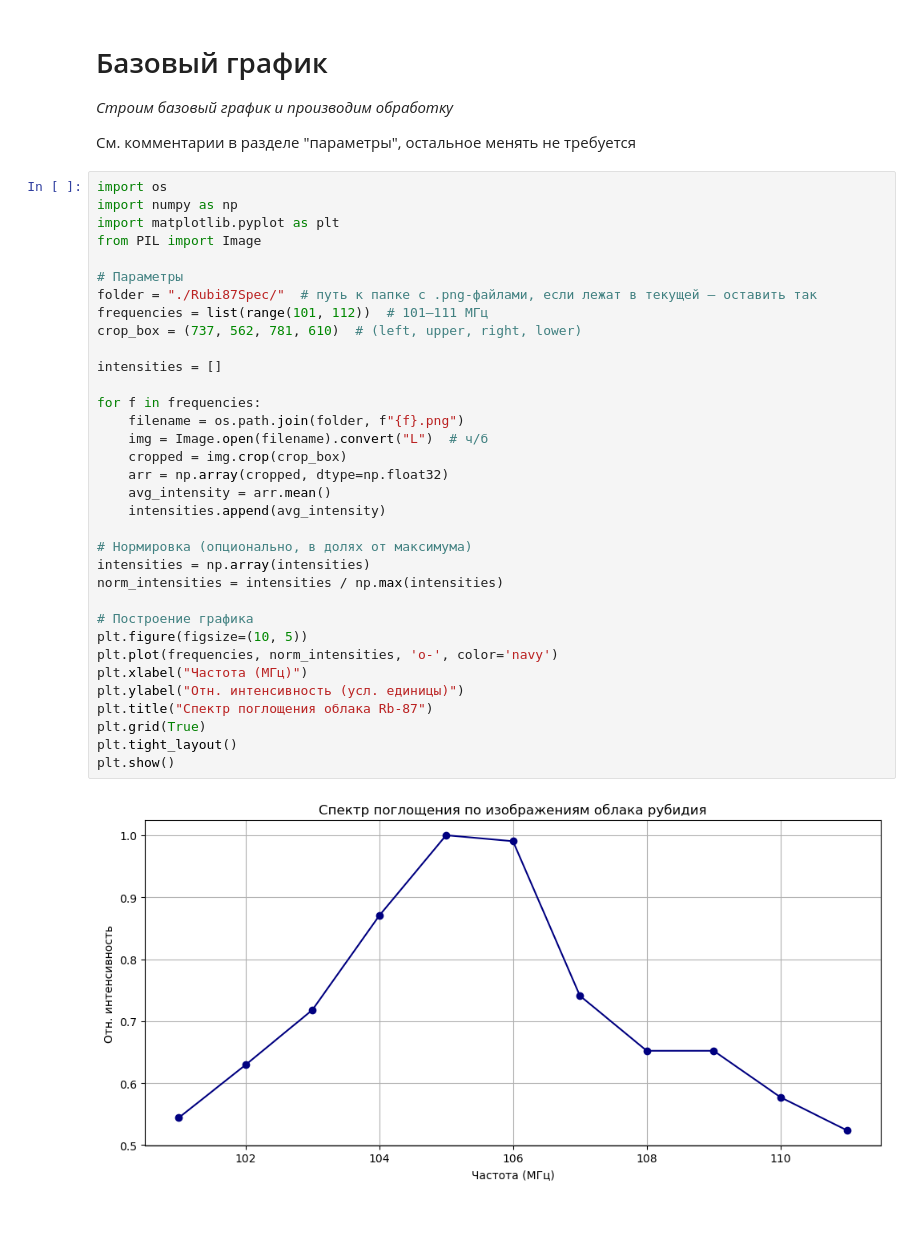
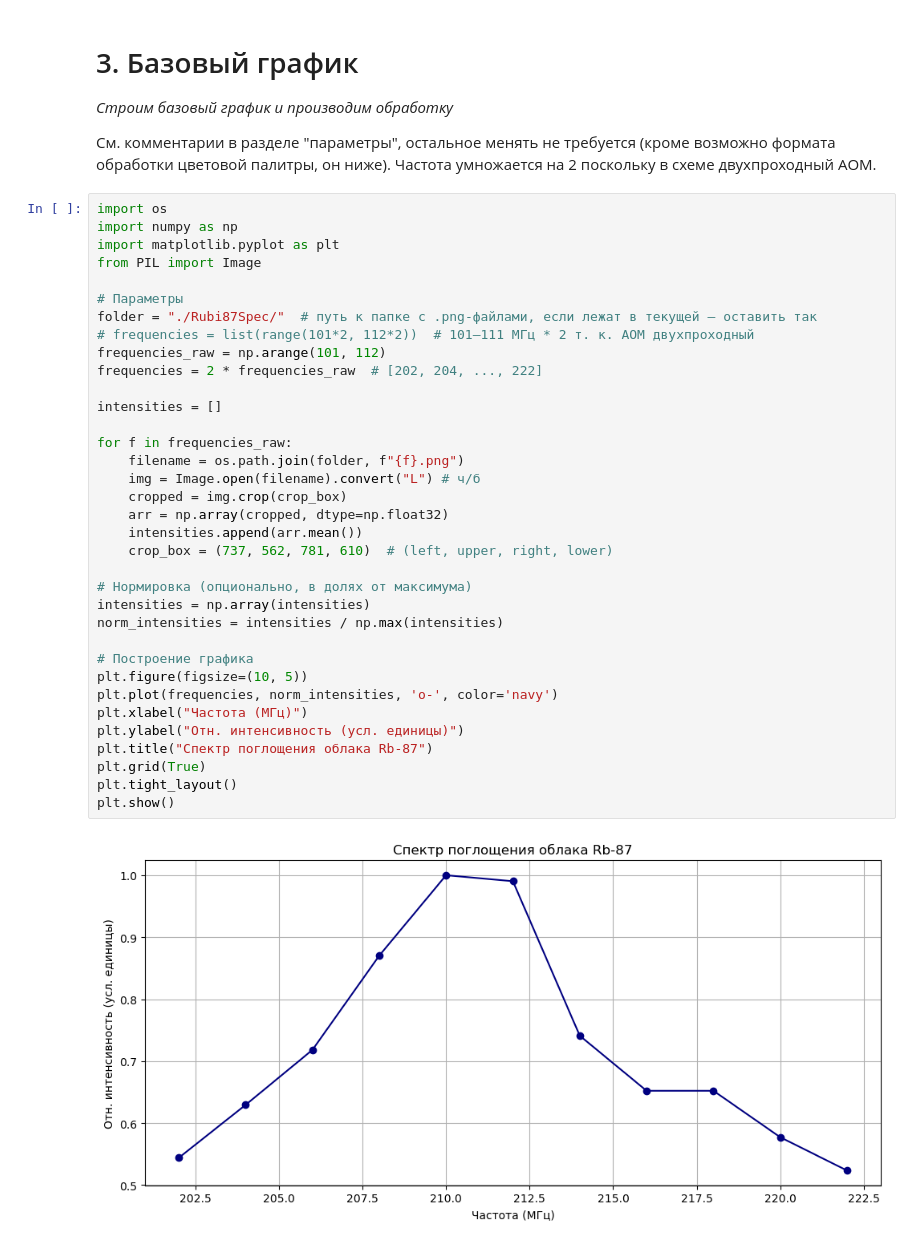
Before and after one commit to alexlegoshin/LOASFM_Rubidium87_Spectroscopy_Plotter, a Jupyter notebook: Rubidium87_Spectroscopy_Plotter.ipynb, the cells around one changed output. Drawn from its saved outputs; the diff is of its cells as text; blank space fills up the shorter version.

```diff
--- a/Rubidium87_Spectroscopy_Plotter.ipynb
+++ b/Rubidium87_Spectroscopy_Plotter.ipynb
@@ -1,42 +1,43 @@
 # %% [markdown]
-# Базовый график
+# 3. Базовый график
 _Строим базовый график и производим обработку_
 
-См. комментарии в разделе "параметры", остальное менять не требуется
+См. комментарии в разделе "параметры", остальное менять не требуется (кроме возможно формата обработки цветовой палитры, он ниже). Частота умножается на 2 поскольку в схеме двухпроходный АОМ.
 # %%
 import os
 import numpy as np
 import matplotlib.pyplot as plt
 from PIL import Image
 
 # Параметры
 folder = "./Rubi87Spec/"  # путь к папке с .png-файлами, если лежат в текущей — оставить так
-frequencies = list(range(101, 112))  # 101–111 МГц
-crop_box = (737, 562, 781, 610)  # (left, upper, right, lower)
+# frequencies = list(range(101*2, 112*2))  # 101–111 МГц * 2 т. к. АОМ двухпроходный
+frequencies_raw = np.arange(101, 112)
+frequencies = 2 * frequencies_raw  # [202, 204, ..., 222]
 
 intensities = []
 
-for f in frequencies:
+for f in frequencies_raw:
     filename = os.path.join(folder, f"{f}.png")
-    img = Image.open(filename).convert("L")  # ч/б
+    img = Image.open(filename).convert("L") # ч/б
     cropped = img.crop(crop_box)
     arr = np.array(cropped, dtype=np.float32)
-    avg_intensity = arr.mean()
-    intensities.append(avg_intensity)
+    intensities.append(arr.mean())
+    crop_box = (737, 562, 781, 610)  # (left, upper, right, lower)
 
 # Нормировка (опционально, в долях от максимума)
 intensities = np.array(intensities)
 norm_intensities = intensities / np.max(intensities)
 
 # Построение графика
 plt.figure(figsize=(10, 5))
 plt.plot(frequencies, norm_intensities, 'o-', color='navy')
 plt.xlabel("Частота (МГц)")
 plt.ylabel("Отн. интенсивность (усл. единицы)")
 plt.title("Спектр поглощения облака Rb-87")
 plt.grid(True)
 plt.tight_layout()
 plt.show()
 # %% [output]
-[figure, old version]
+[figure, new version]
 # %% [markdown]
```
Also changed, not shown: parts of 10 cells of this notebook.
